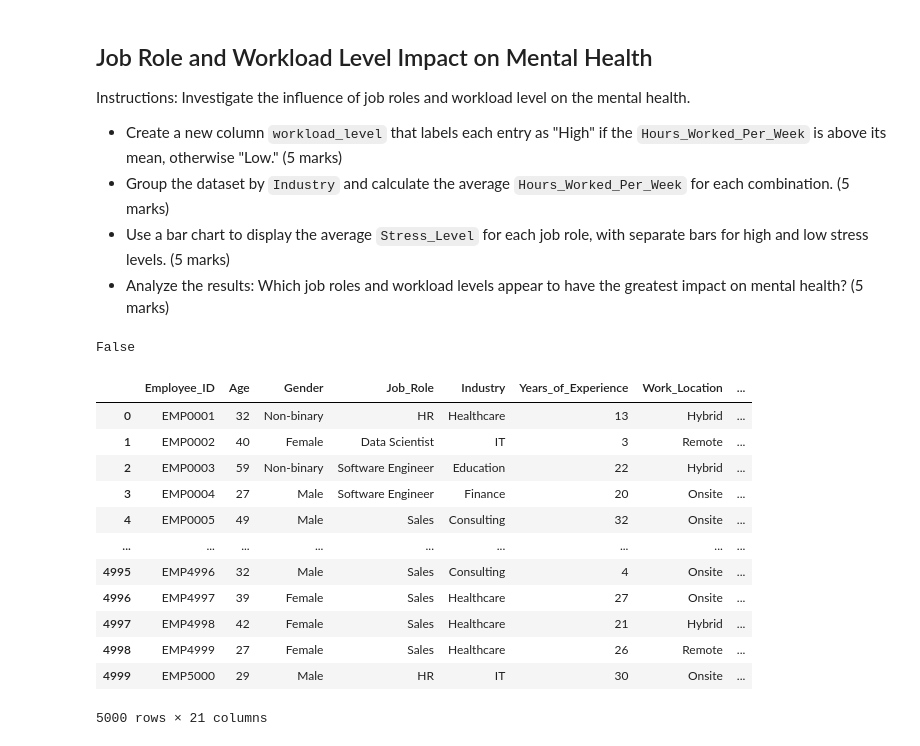
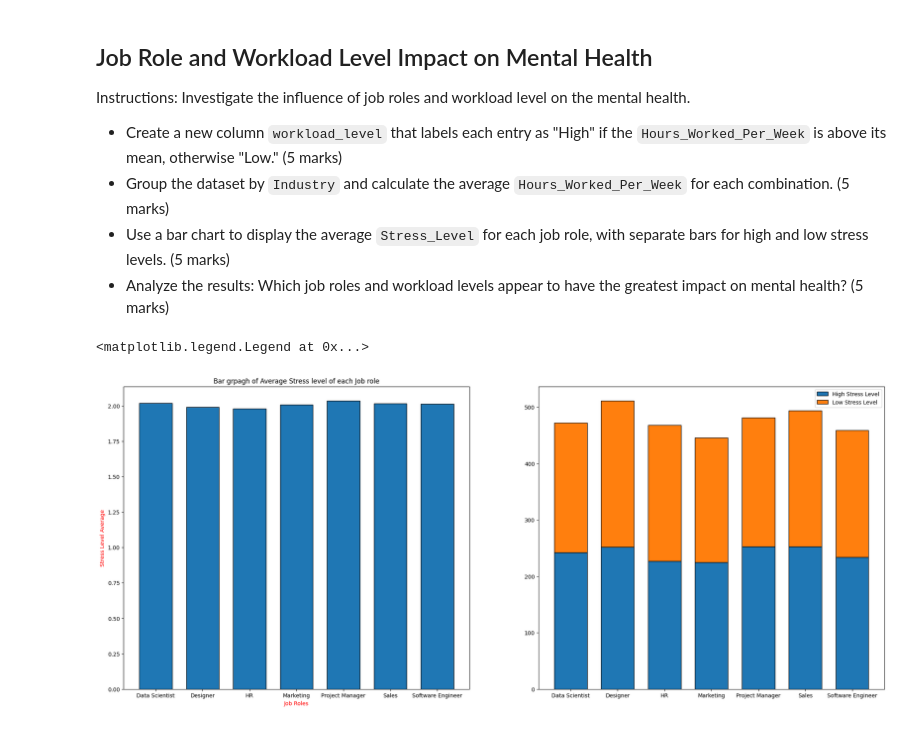
Before and after one commit to Sha-k1/Data-Analytics-Python, a Jupyter notebook: Assessment/Data_Analytics_with_Python_Assessment.ipynb, the cells around one changed output. Drawn from its saved outputs; the diff is of its cells as text; code cells hidden in the pictures.

```diff
--- a/Assessment/Data_Analytics_with_Python_Assessment.ipynb
+++ b/Assessment/Data_Analytics_with_Python_Assessment.ipynb
@@ -401,31 +401,34 @@ Instructions: Investigate the influence of job roles and workload level on the m
 - Group the dataset by `Industry` and calculate the average `Hours_Worked_Per_Week` for each combination. (5 marks)
 - Use a bar chart to display the average `Stress_Level` for each job role, with separate bars for high and low stress levels. (5 marks)
 - Analyze the results: Which job roles and workload levels appear to have the greatest impact on mental health? (5 marks)
-# %%
-print(not True)
-# %% [output]
-False
-# %%
-# Write code here
-import numpy as np
-df["workload_level"] = df["workload_level"].where(df["Hours_Worked_Per_Week"] <= df["Hours_Worked_Per_Week"].mean(), "High")
-df["workload_level"].where(df["Hours_Worked_Per_Week"] > df["Hours_Worked_Per_Week"].mean(), "Low")
-df
-# df.groupby("Industry").Hours_Worked_Per_Week.mean()
-# stress_by_job_roles = df.groupby("Job_Role").Stress_Level.value_counts()
-# # print(stress_by_job_roles)
-# stress_by_job_roles.index.values
-# %% [output]
-|  | Employee_ID | Age | Gender | Job_Role | Industry | Years_of_Experience | Work_Location | ... |
-| 0 | EMP0001 | 32 | Non-binary | HR | Healthcare | 13 | Hybrid | ... |
-| 1 | EMP0002 | 40 | Female | Data Scientist | IT | 3 | Remote | ... |
-| 2 | EMP0003 | 59 | Non-binary | Software Engineer | Education | 22 | Hybrid | ... |
-| 3 | EMP0004 | 27 | Male | Software Engineer | Finance | 20 | Onsite | ... |
-| 4 | EMP0005 | 49 | Male | Sales | Consulting | 32 | Onsite | ... |
-| ... | ... | ... | ... | ... | ... | ... | ... | ... |
-| 4995 | EMP4996 | 32 | Male | Sales | Consulting | 4 | Onsite | ... |
-| 4996 | EMP4997 | 39 | Female | Sales | Healthcare | 27 | Onsite | ... |
-| 4997 | EMP4998 | 42 | Female | Sales | Healthcare | 21 | Hybrid | ... |
-| 4998 | EMP4999 | 27 | Female | Sales | Healthcare | 26 | Remote | ... |
-| 4999 | EMP5000 | 29 | Male | HR | IT | 30 | Onsite | ... |
-5000 rows × 21 columns
+# %%
+# Write code here
+df["workload_level"] = 0
+df["workload_level"] = df["workload_level"].where(df["Hours_Worked_Per_Week"] <= df["Hours_Worked_Per_Week"].mean(), "High")
+df["workload_level"] = df["workload_level"].where(df["Hours_Worked_Per_Week"] > df["Hours_Worked_Per_Week"].mean(), "Low")
+
+df["Stress_Level"] = df["Stress_Level"].where(df["Stress_Level"] != "Low", 1)
+df["Stress_Level"] = df["Stress_Level"].where(df["Stress_Level"] != "Medium", 2)
+df["Stress_Level"] = df["Stress_Level"].where(df["Stress_Level"] != "High", 3)
+
+avg_stress = df.groupby("Job_Role").Stress_Level.mean()
+high_df = df[df["Stress_Level"] == 3].groupby("Job_Role").Stress_Level.value_counts()
+low_df = df[df["Stress_Level"] == 1].groupby("Job_Role").Stress_Level.value_counts()
+
+plt.figure(figsize=(25,10))
+plt.subplot(1, 2, 1)
+plt.bar(avg_stress.index, avg_stress.values, width = .7, edgecolor = 'black')
+plt.xlabel("Job Roles", color = 'red')
+plt.ylabel("Stress Level Average", color = "red")
+plt.title("Bar grpagh of Average Stress level of each Job role")
+
+plt.subplot(1, 2, 2)
+plt.bar(high_df.index.get_level_values(0), high_df.values, width = .7, edgecolor = 'black', label = "High Stress Level")
+plt.bar(low_df.index.get_level_values(0), low_df.values, bottom = high_df.values, width = .7, edgecolor = 'black', label = "Low Stress Level")
+plt.legend()
+plt.xlabel("Job_Roles")
+plt.ylabel("Stress Level")
+plt.title("Bar grpagh of Stress level of each Job role")
+# %% [output]
+<matplotlib.legend.Legend at 0x...>
+[figure, added]
```
Also changed, not shown: parts of 1 cell of this notebook.
